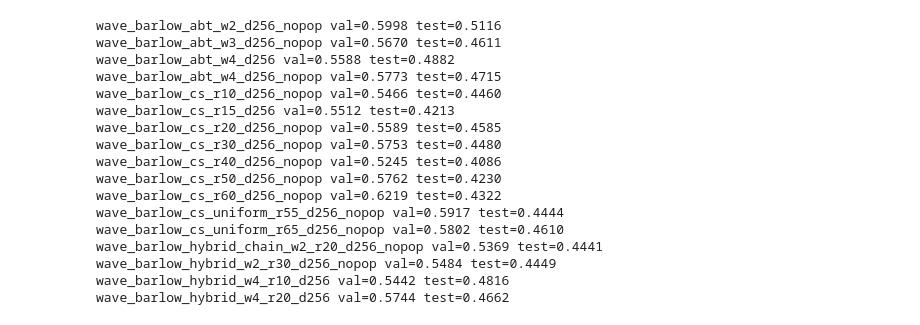
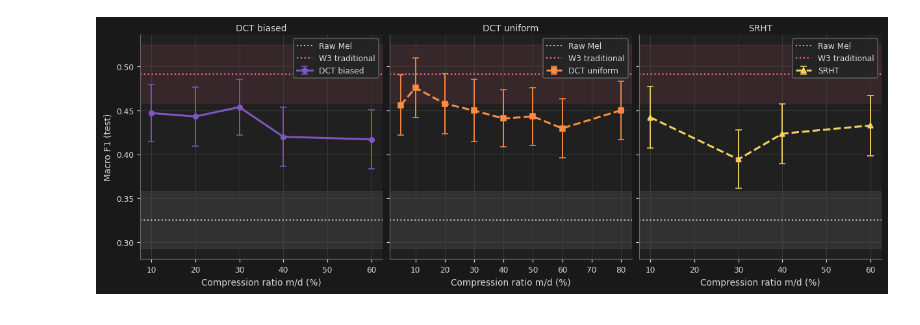
Before and after one commit to andrewbelles/compressive-augmentation, a Jupyter notebook: compressive_ssl.ipynb, the cells around one changed output. Saved outputs shown, nothing was run; the diff lists cells and outputs as text; code cells hidden in the pictures.

```diff
--- a/compressive_ssl.ipynb
+++ b/compressive_ssl.ipynb
@@ -137,30 +104,13 @@ PosixPath('/home/andrew/Projects/spiky/representation/data/wave_barlow_fma_small
 # %%
-# --- Linear Evaluation ---
-# Measures Representation Quality by sweeping over 12-value logspace grid for C
-# on validation set; f1-macro test determines quality of representation
+DATA_DIR = "preprocess/data/fma_small_mel"
 
-df_main = pd.read_parquet("representation/data/wave_barlow_fma_small.parquet")
-df_ablation = pd.read_parquet("representation/data/ablation_uniform/wave_barlow_fma_small.parquet")
-df = pd.concat([df_main, df_ablation], ignore_index=True)
+df = pd.read_parquet("representation/data/wave_barlow_fma_small.parquet")
+df = pd.concat([df, load_mel_embeddings(DATA_DIR)], ignore_index=True)
 
-for method, group in df.groupby("method"):
-    result = run_linear_probe(group, exclude_genres=["Pop"])
-    print(f"{method} val={result['val_f1']:.4f} test={result['test_f1']:.4f}")
+probe_cache = run_probe_suite(df, exclude_genres=["Pop"])
-# %% [output]
-wave_barlow_abt_w2_d256_nopop val=0.5998 test=0.5116
-wave_barlow_abt_w3_d256_nopop val=0.5670 test=0.4611
-wave_barlow_abt_w4_d256 val=0.5588 test=0.4882
-wave_barlow_abt_w4_d256_nopop val=0.5773 test=0.4715
-wave_barlow_cs_r10_d256_nopop val=0.5466 test=0.4460
-wave_barlow_cs_r15_d256 val=0.5512 test=0.4213
-wave_barlow_cs_r20_d256_nopop val=0.5589 test=0.4585
-wave_barlow_cs_r30_d256_nopop val=0.5753 test=0.4480
-wave_barlow_cs_r40_d256_nopop val=0.5245 test=0.4086
-wave_barlow_cs_r50_d256_nopop val=0.5762 test=0.4230
-wave_barlow_cs_r60_d256_nopop val=0.6219 test=0.4322
-wave_barlow_cs_uniform_r55_d256_nopop val=0.5917 test=0.4444
-wave_barlow_cs_uniform_r65_d256_nopop val=0.5802 test=0.4610
-wave_barlow_hybrid_chain_w2_r20_d256_nopop val=0.5369 test=0.4441
-wave_barlow_hybrid_w2_r30_d256_nopop val=0.5484 test=0.4449
-wave_barlow_hybrid_w4_r10_d256 val=0.5442 test=0.4816
-wave_barlow_hybrid_w4_r20_d256 val=0.5744 test=0.4662
+# %%
+fig = plot_f1_ci_vs_ratio(probe_cache)
+fig.savefig("evaluation/images/f1_ci_vs_ratio.png", bbox_inches="tight", facecolor=fig.get_facecolor())
+plt.show()
+# %% [output]
+[figure, added]
```
Also changed, not shown: parts of 19 cells of this notebook, 17 other files.
